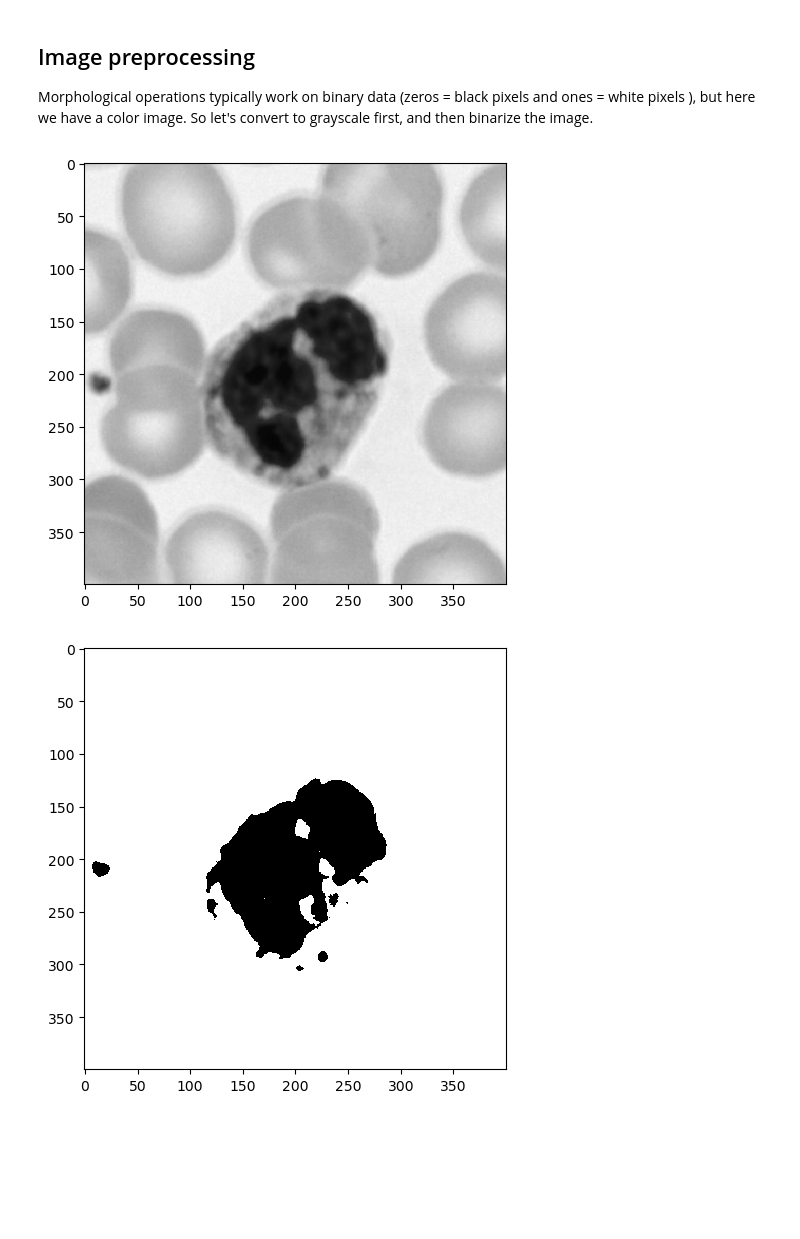
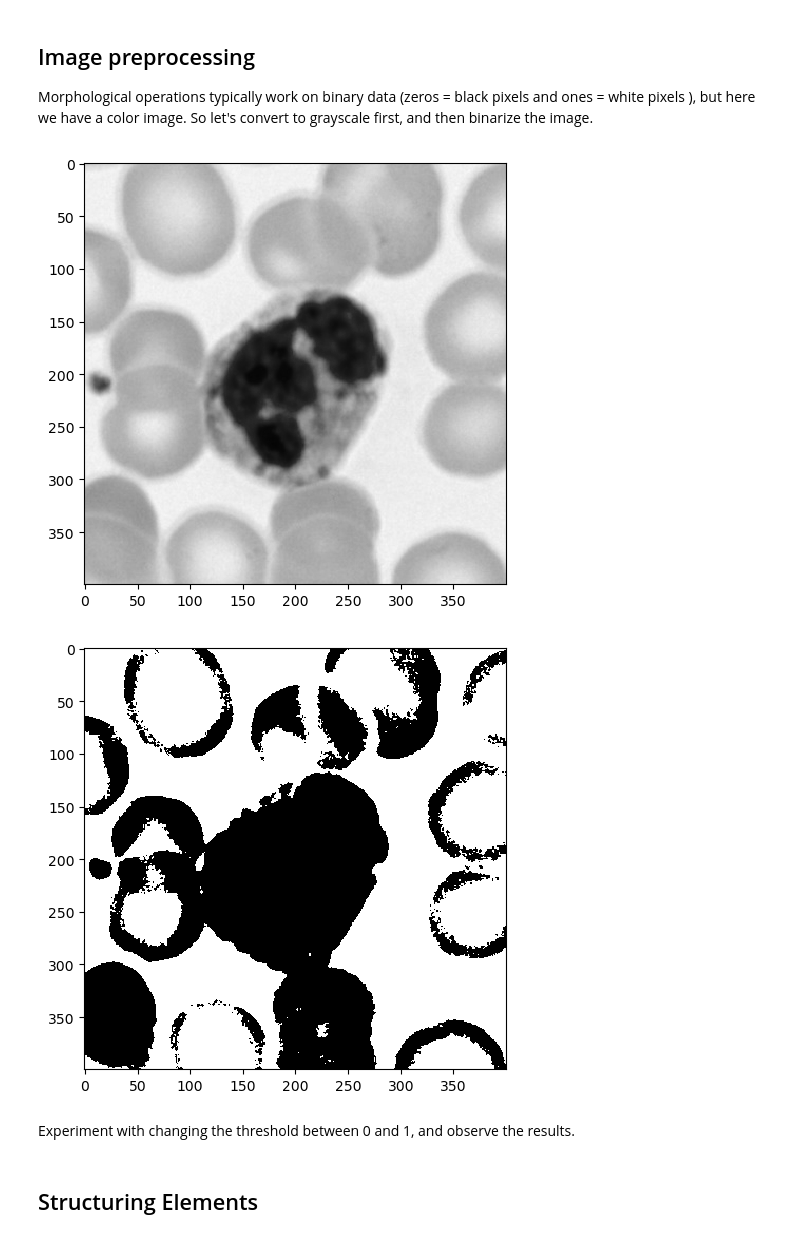
Before and after one commit to TranslationalML/course-image-analysis, a Jupyter notebook: module2/morphological_operations.ipynb, the cells around one changed output. Saved outputs shown, nothing was run; the diff lists cells and outputs as text; code cells hidden in the pictures; blank space fills up the shorter version.

```diff
--- a/module2/morphological_operations.ipynb
+++ b/module2/morphological_operations.ipynb
@@ -44,15 +44,19 @@ Morphological operations typically work on binary data (zeros = black pixels and
 # %%
 
 # Convert image to grayscale
 gray_img = color.rgb2gray(img)
 io.imshow(gray_img)
 io.show()
 
 # Binarize the grayscale image with a threshold
-threshold = 0.5             # Experiment with this your desired threshold value
+threshold = 0.7           # Experiment with this your desired threshold value
 binary_img = gray_img > threshold
 io.imshow(binary_img)
 io.show()
 # %% [output]
 [figure]
-[figure, old version]
+[figure, new version]
+# %% [markdown]
+Experiment with changing the threshold between 0 and 1, and observe the results.
+# %% [markdown]
+## Structuring Elements
```
Also changed, not shown: parts of 2 cells of this notebook.
